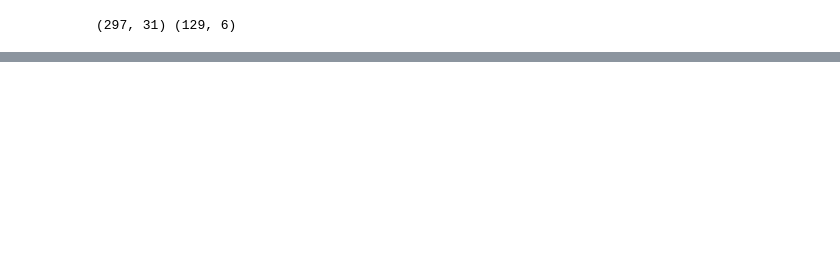
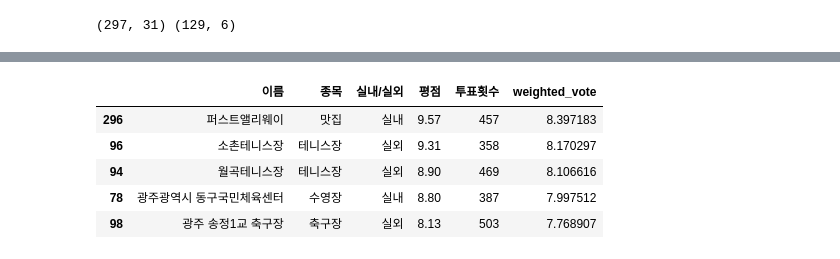
Before and after one commit to oocheol/Health_Find, a Jupyter notebook: Model.ipynb, the cells around one changed output, grey strips where cells are left out. Saved outputs shown, nothing was run; the diff lists cells and outputs as text; code cells hidden in the pictures; blank space fills up the shorter version.

```diff
--- a/Model.ipynb
+++ b/Model.ipynb
@@ -63,0 +151,7 @@ print(df_temp.shape, df1.shape)
+# %%
+# 코사인 유사도 계산계산
+# 반환된 코사인 유사도 행렬의 크기 및 앞 2개 데이터만 추출
+from sklearn.metrics.pairwise import cosine_similarity
+
+genre_sim = cosine_similarity(genre_mat, genre_mat)
+genre_sim.shape
@@ -63,0 +180,6 @@ print(df_temp.shape, df1.shape)
+# %%
+# 유사도가 높은 순으로 정리된 genre_sim 객체의 비교 행 위치 인덱스 값
+# 값이 높은 순으로 정렬된 비교 대상 행의 유사도 값이 아니라
+#  비교 대상 행의 위치 인덱스임에 주의
+genre_sim_sorted_ind = genre_sim.argsort()[:, ::-1]
+genre_sim_sorted_ind.shape
@@ -63,0 +262,23 @@ print(df_temp.shape, df1.shape)
+# %%
+# 새롭게 정의된 평점 기준에 따라 기존 find_sim_movie 함수를 변경
+def find_sim_movie(df_test, sorted_ind, title_name, top_n=5):
+  title_movie = df_test[df_test['이름'] == title_name]
+  title_index = title_movie.index.values
+
+  sim_index = sorted_ind[title_index, :top_n*3]
+  sim_index = sim_index.reshape(-1)
+
+  sim_index = sim_index[sim_index != title_index]
+
+  return df_test.iloc[sim_index].sort_values(
+    'weighted_vote', ascending=False)[:top_n]
+
+sim_movies = find_sim_movie(df_test, genre_sim_sorted_ind, '우산수영장')
+sim_movies[['이름', '종목', '실내/실외', '평점', '투표횟수', 'weighted_vote']]
+# %% [output]
+|  | 이름 | 종목 | 실내/실외 | 평점 | 투표횟수 | weighted_vote |
+| 296 | 퍼스트앨리웨이 | 맛집 | 실내 | 9.57 | 457 | 8.397183 |
+| 96 | 소촌테니스장 | 테니스장 | 실외 | 9.31 | 358 | 8.170297 |
+| 94 | 월곡테니스장 | 테니스장 | 실외 | 8.90 | 469 | 8.106616 |
+| 78 | 광주광역시 동구국민체육센터 | 수영장 | 실내 | 8.80 | 387 | 7.997512 |
+| 98 | 광주 송정1교 축구장 | 축구장 | 실외 | 8.13 | 503 | 7.768907 |
```
Also changed, not shown: parts of 23 cells of this notebook, 2 other files.
